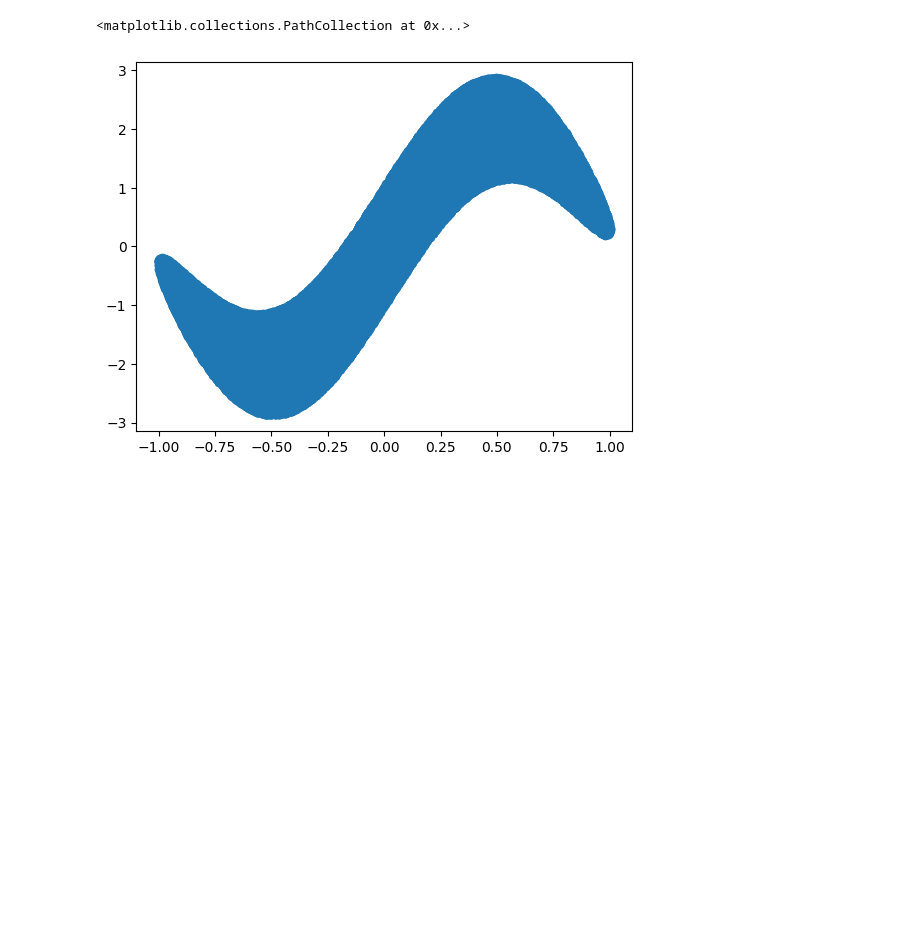
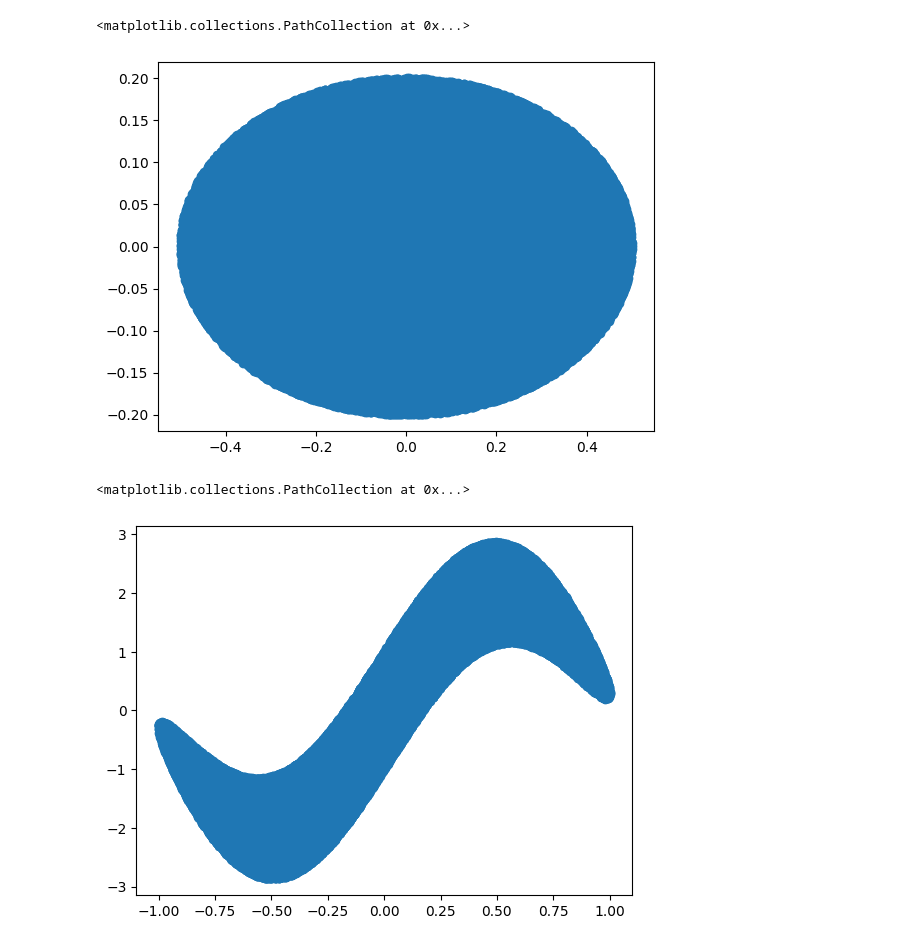
Before and after one commit to TTTruong357/master-thesis, a Jupyter notebook: acl/Schmierblatt.ipynb, the cells around one changed output. Cells and saved outputs as stored; diff of their text form; code cells hidden in the pictures; blank space fills up the shorter version.

```diff
--- a/acl/Schmierblatt.ipynb
+++ b/acl/Schmierblatt.ipynb
@@ -13,23 +13,26 @@ from visuals import plot_transformed_grid_and_density, compute_gaussian_density,
 # %%
 from matplotlib import pyplot as plt
 %matplotlib inline
 
 torch.set_default_dtype(torch.float64)
 torch.manual_seed(2)
 use_cuda = torch.cuda.is_available()
 device = torch.device("cuda:0" if use_cuda else "cpu")
 device
 
 def generate_ellipse(max_num = 10000, scale=(0.5,0.2), device='cpu'):
     data = (torch.rand((max_num,2), device=device)-0.5)*2
     dist = torch.sum(torch.square(data),axis=1)
     data = data[torch.where(dist <= 1)]
     data *= torch.tensor(scale, device=device)
     return data
 
 training_set = generate_ellipse(max_num=100000, scale=(0.5,0.2), device=device)
 validation_set = generate_ellipse(max_num=10000, scale=(0.5,0.2), device=device)
-#plt.scatter(np.array(train_loader.cpu())[:,0], np.array(train_loader.cpu())[:,1])
+plt.scatter(np.array(training_set.cpu())[:,0], np.array(training_set.cpu())[:,1])
+# %% [output]
+<matplotlib.collections.PathCollection at 0x...>
+[figure, added]
 # %%
 def generate_wave(n=100000, device='cpu'):
     train_loader = generate_ellipse(n, (1,1), device)
```
Also changed, not shown: 8 other files.
